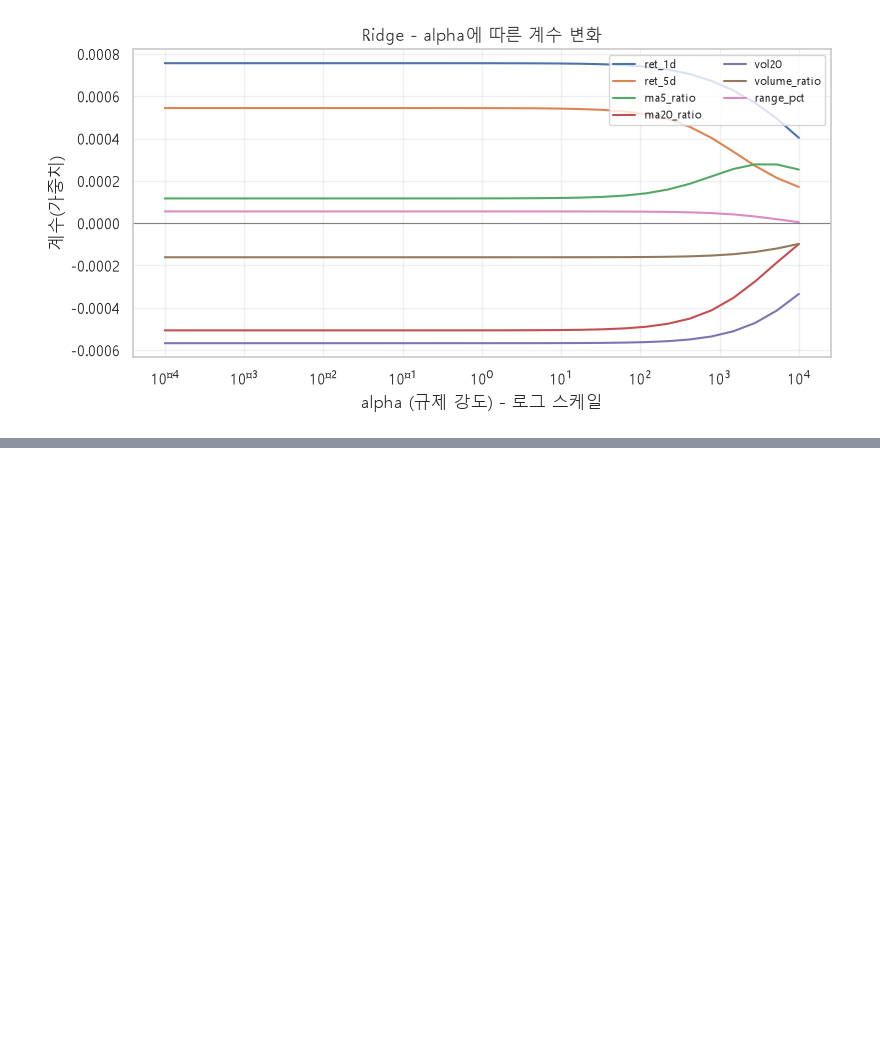
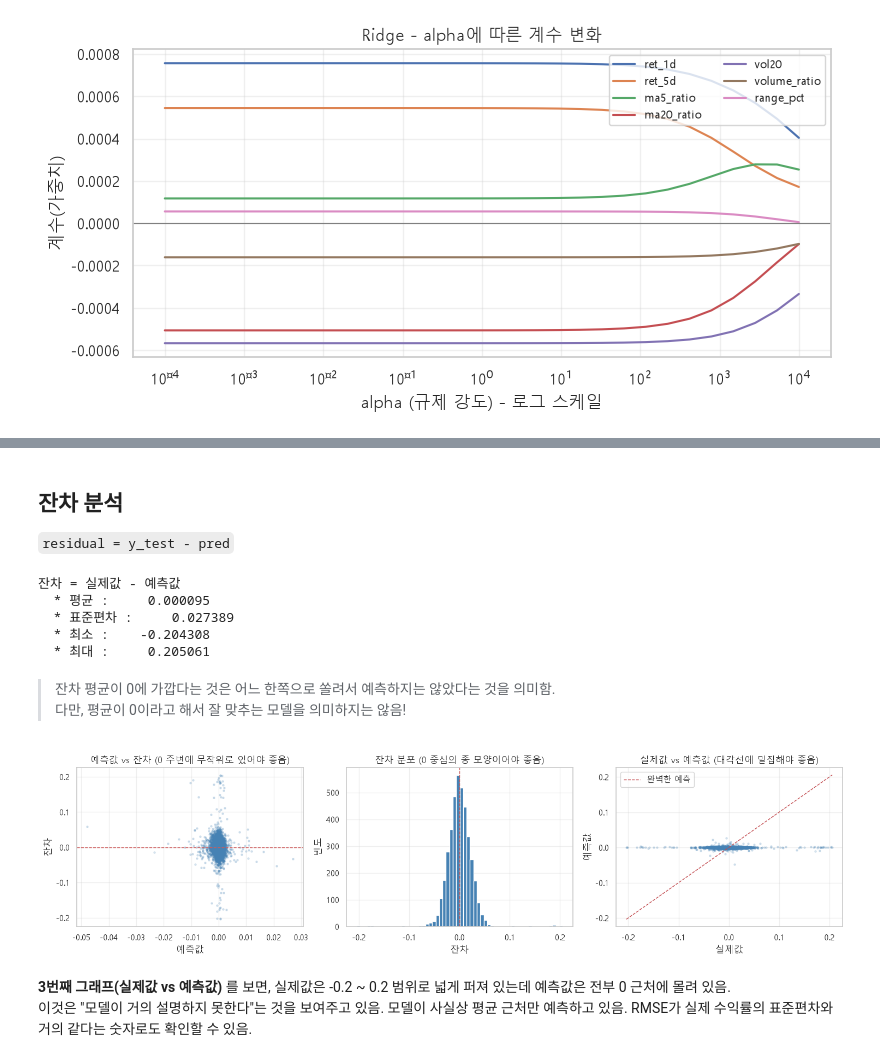
Before and after one commit to Cinderelllllla/demo-repository, a Jupyter notebook: 12_ml/04_regression.ipynb, the cells around one changed output, grey strips where cells are left out. Drawn from its saved outputs; the diff is of its cells as text; code cells hidden in the pictures; blank space fills up the shorter version.

```diff
--- a/12_ml/04_regression.ipynb
+++ b/12_ml/04_regression.ipynb
@@ -335,0 +422,63 @@ alpha=1e-3일 때는 7개의 피처가 모두 제외됨.
+# %% [markdown]
+## 잔차 분석
+`residual = y_test - pred`
+# %%
+pred_rf = preds["RandomForest"]
+residual = y_test_reg.values - pred_rf
+
+print("잔차 = 실제값 - 예측값")
+print(f"  * 평균 : {residual.mean():>12.6f}")
+print(f"  * 표준편차 : {residual.std():>12.6f}")
+print(f"  * 최소 : {residual.min():>12.6f}")
+print(f"  * 최대 : {residual.max():>12.6f}")
+# %% [output]
+잔차 = 실제값 - 예측값
+  * 평균 :     0.000095
+  * 표준편차 :     0.027389
+  * 최소 :    -0.204308
+  * 최대 :     0.205061
+# %% [markdown]
+> 잔차 평균이 0에 가깝다는 것은 어느 한쪽으로 쏠려서 예측하지는 않았다는 것을 의미함.\
+> 다만, 평균이 0이라고 해서 잘 맞추는 모델을 의미하지는 않음!
+# %%
+fig, axes = plt.subplots(1, 3, figsize=(15,4))
+
+# 1. 예측값 vs 잔차
+axes[0].scatter(pred_rf, residual, s=5, alpha=0.2, color="steelblue")
+axes[0].axhline(0, color="indianred", ls="--", lw=1)
+
+axes[0].set_xlabel("예측값")
+axes[0].set_ylabel("잔차")
+axes[0].set_title("예측값 vs 잔차 (0 주변에 무작위로 있어야 좋음)")
+axes[0].grid(alpha=0.3)
+
+# 2. 잔차 히스토그램
+axes[1].hist(residual, bins=60, color="steelblue")
+axes[1].axvline(0, color="indianred", ls="--", lw=1)
+
+axes[1].set_xlabel("잔차")
+axes[1].set_ylabel("빈도")
+axes[1].set_title("잔차 분포 (0 중심의 종 모양이어야 좋음)")
+axes[1].grid(alpha=0.3)
+
+# 3. 실제값 vs 예측값
+axes[2].scatter(y_test_reg, pred_rf, s=5, alpha=0.2, color="steelblue")
+
+lo, hi = y_test_reg.min(), y_test_reg.max()
+axes[2].plot([lo, hi], [lo, hi], "r--", lw=1, label="완벽한 예측")
+
+axes[2].set_xlabel("실제값")
+axes[2].set_ylabel("예측값")
+axes[2].set_title("실제값 vs 예측값 (대각선에 밀집해야 좋음)")
+axes[2].legend()
+axes[2].grid(alpha=0.3)
+
+
+fig.tight_layout()
+plt.show()
+# %% [output]
+[figure, added]
+# %% [markdown]
+**3번째 그래프(실제값 vs 예측값)** 를 보면,
+실제값은 -0.2 ~ 0.2 범위로 넓게 퍼져 있는데 예측값은 전부 0 근처에 몰려 있음.\
+이것은 "모델이 거의 설명하지 못한다"는 것을 보여주고 있음. 모델이 사실상 평균 근처만 예측하고 있음. RMSE가 실제 수익률의 표준편차와 거의 같다는 숫자로도 확인할 수 있음.
```
Also changed, not shown: parts of 5 cells of this notebook.
